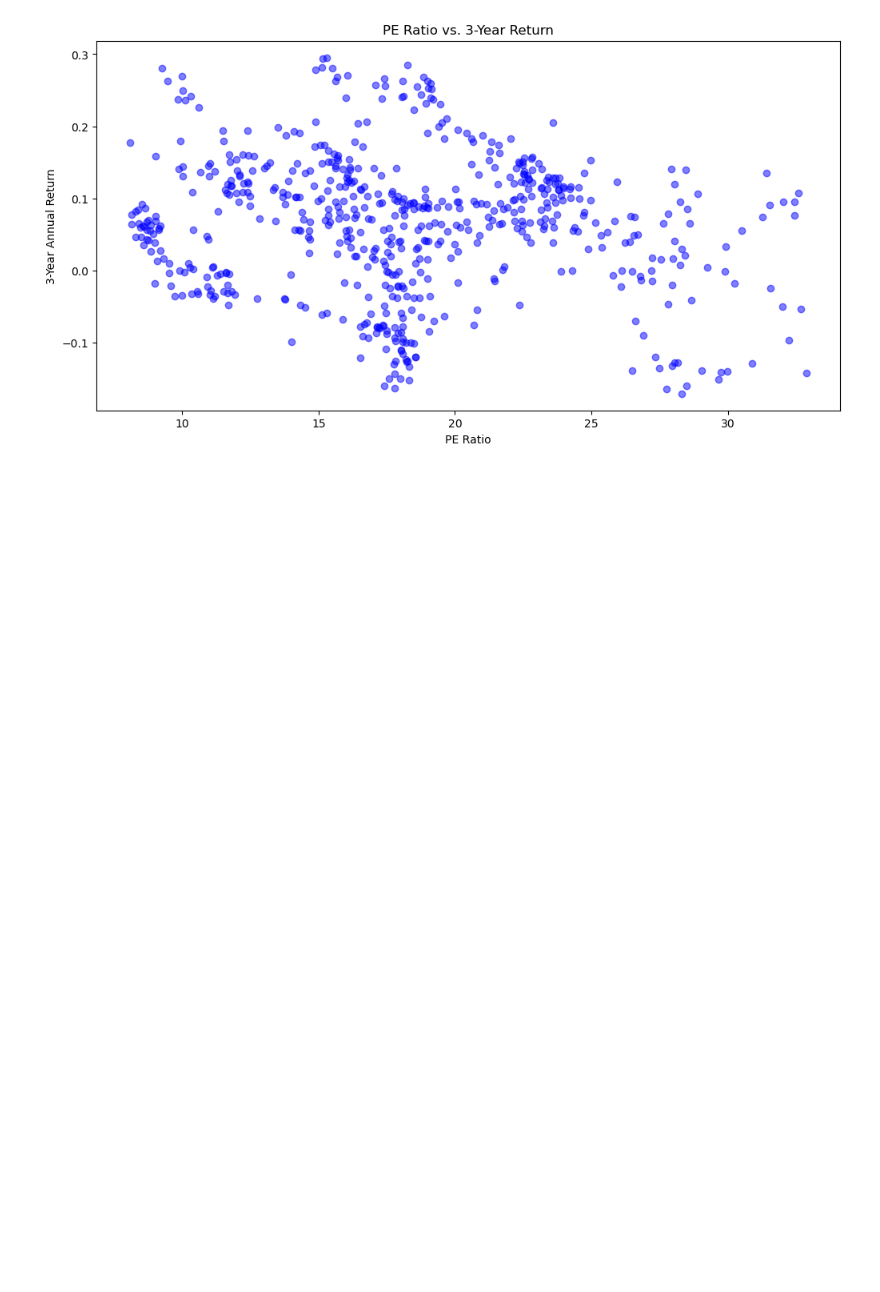
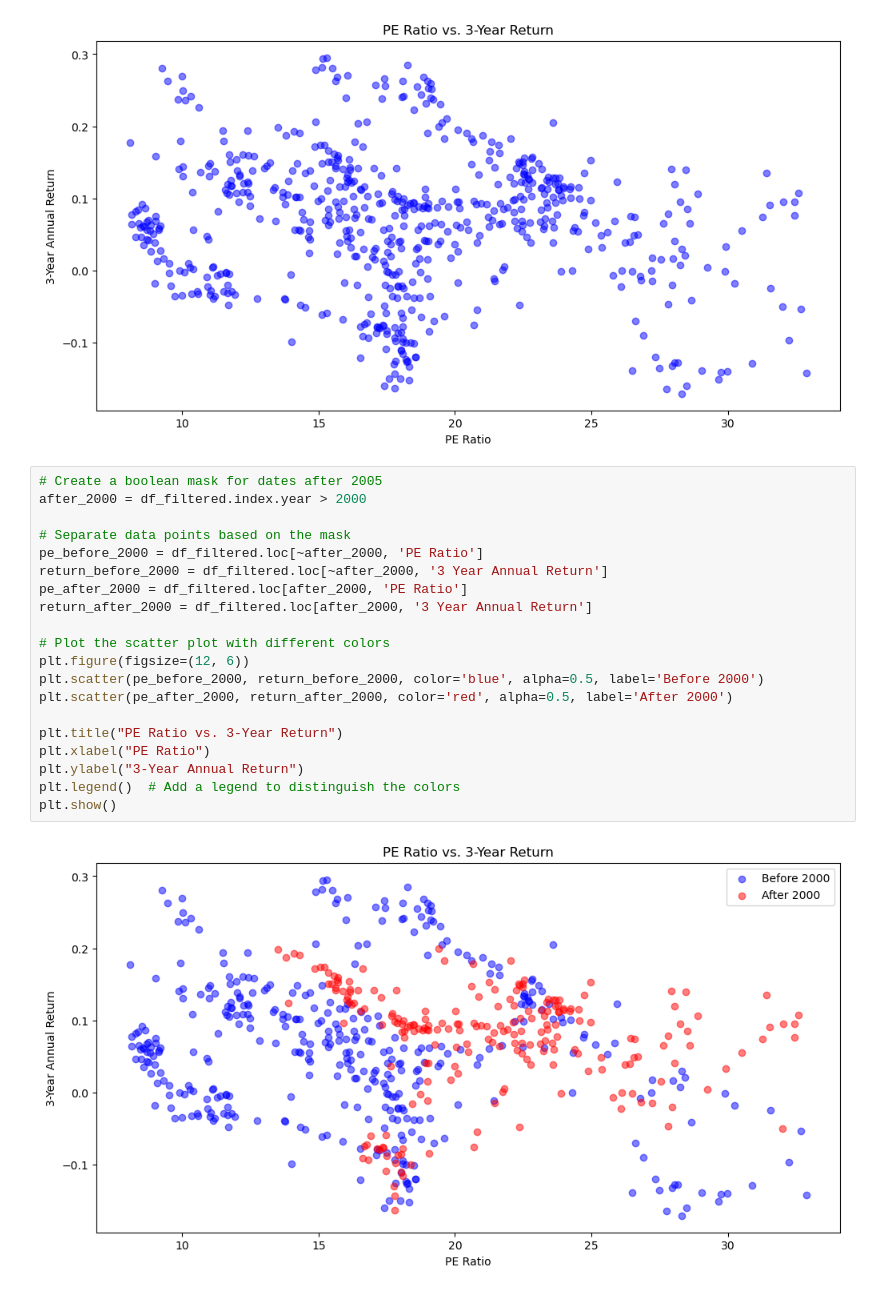
Before and after one commit to Ethan-code-1/DS_4002_Project2, a Jupyter notebook: SCRIPTS/data_cleaning.ipynb, the cells around one changed output. Cells and saved outputs as stored; diff of their text form; blank space fills up the shorter version.

Commit message:
Added graph showing pre and post internet PE

```diff
--- a/SCRIPTS/data_cleaning.ipynb
+++ b/SCRIPTS/data_cleaning.ipynb
@@ -179,3 +180,25 @@ Try using .loc[row_indexer,col_indexer] = value instead
 See the caveats in the documentation: https://pandas.pydata.org/pandas-docs/stable/user_guide/indexing.html#returning-a-view-versus-a-copy
   df_filtered['Date'] = pd.to_datetime(df['Date'])
 [figure]
+# %%
+# Create a boolean mask for dates after 2005
+after_2000 = df_filtered.index.year > 2000
+
+# Separate data points based on the mask
+pe_before_2000 = df_filtered.loc[~after_2000, 'PE Ratio']
+return_before_2000 = df_filtered.loc[~after_2000, '3 Year Annual Return']
+pe_after_2000 = df_filtered.loc[after_2000, 'PE Ratio']
+return_after_2000 = df_filtered.loc[after_2000, '3 Year Annual Return']
+
+# Plot the scatter plot with different colors
+plt.figure(figsize=(12, 6))
+plt.scatter(pe_before_2000, return_before_2000, color='blue', alpha=0.5, label='Before 2000')
+plt.scatter(pe_after_2000, return_after_2000, color='red', alpha=0.5, label='After 2000')
+
+plt.title("PE Ratio vs. 3-Year Return")
+plt.xlabel("PE Ratio")
+plt.ylabel("3-Year Annual Return")
+plt.legend()  # Add a legend to distinguish the colors
+plt.show()
+# %% [output]
+[figure, added]
```
Also changed, not shown: parts of 1 cell of this notebook, 1 other file.
